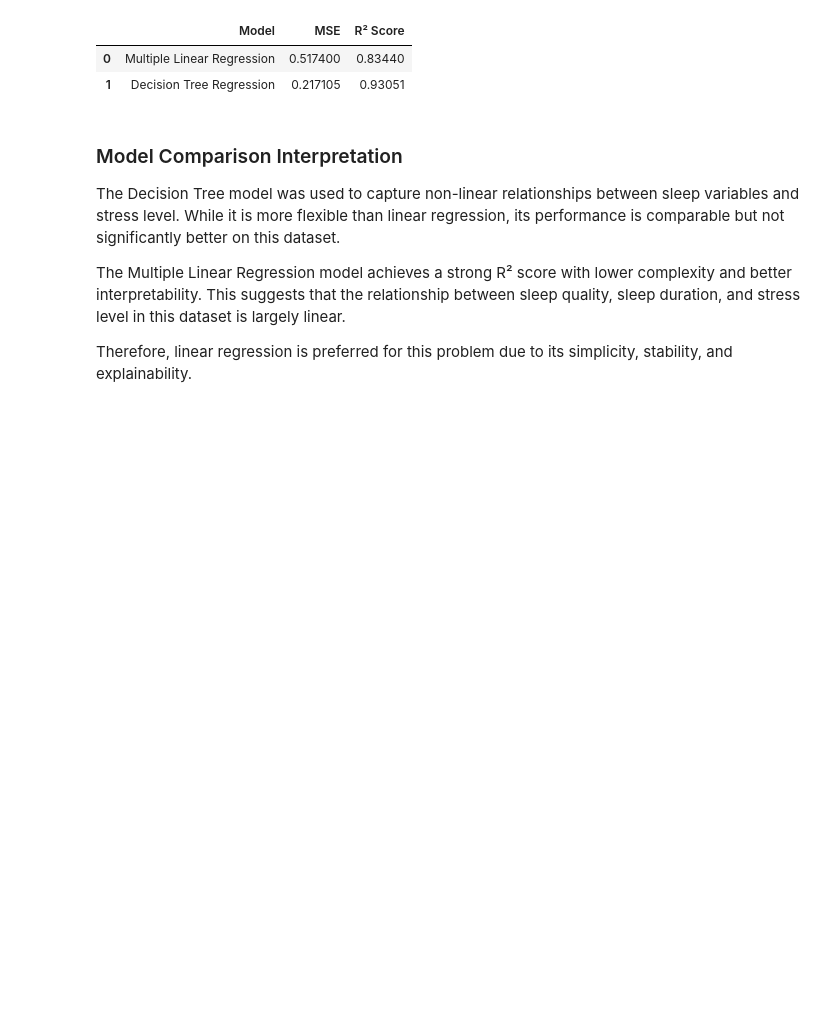
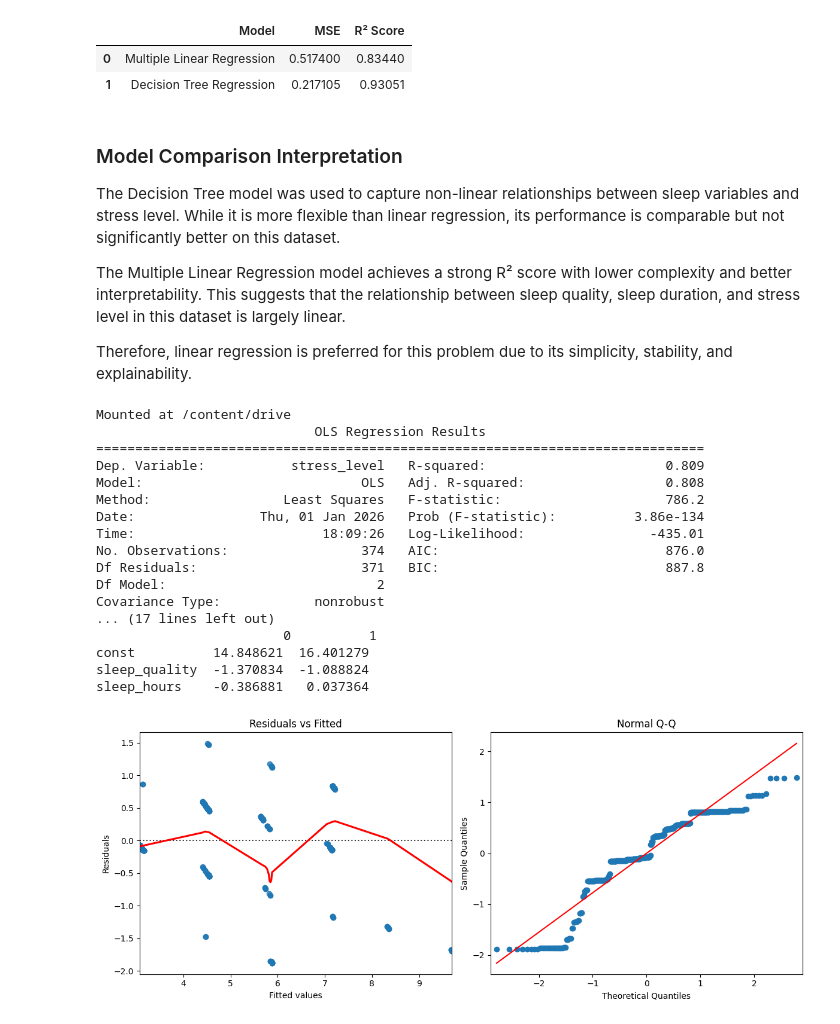
Before and after one commit to shreya25bce11282-cpu/Behavior-analysis-project, a Jupyter notebook: notebooks/04_multivariate_regression.ipynb, the cells around one changed output. Saved outputs shown, nothing was run; the diff lists cells and outputs as text; code cells hidden in the pictures; blank space fills up the shorter version.

```diff
--- a/notebooks/04_multivariate_regression.ipynb
+++ b/notebooks/04_multivariate_regression.ipynb
@@ -135,3 +135,77 @@ largely linear.
 
 Therefore, linear regression is preferred for this problem due to its simplicity,
 stability, and explainability.
+# %%
+import pandas as pd
+import statsmodels.api as sm
+import matplotlib.pyplot as plt
+import seaborn as sns
+
+from google.colab import drive
+drive.mount('/content/drive')
+
+import os
+import pandas as pd
+
+DATA_PATH = "data/processed/sleep_cleaned.csv"
+
+if not os.path.exists(DATA_PATH):
+    # fallback for Google Colab
+    DATA_PATH = "/content/drive/MyDrive/Behavior-analysis-project/data/processed/sleep_cleaned.csv"
+df = pd.read_csv(DATA_PATH)
+
+# Define predictors and target
+X = df[['sleep_quality', 'sleep_hours']]
+y = df['stress_level']
+
+# Add constant for intercept
+X = sm.add_constant(X)
+
+# Fit the model
+model = sm.OLS(y, X).fit()
+
+# Print detailed summary
+print(model.summary())
+
+# Confidence intervals for coefficients
+print("\nConfidence Intervals:\n", model.conf_int())
+
+# Residual plots for diagnostics
+residuals = model.resid
+fitted = model.fittedvalues
+
+plt.figure(figsize=(12, 5))
+
+# Residuals vs Fitted
+plt.subplot(1, 2, 1)
+sns.residplot(x=fitted, y=residuals, lowess=True, line_kws={'color': 'red'})
+plt.xlabel('Fitted values')
+plt.ylabel('Residuals')
+plt.title('Residuals vs Fitted')
+
+# Q-Q plot for normality of residuals
+plt.subplot(1, 2, 2)
+sm.qqplot(residuals, line='s', ax=plt.gca())
+plt.title('Normal Q-Q')
+
+plt.tight_layout()
+plt.show()
+# %% [output]
+Mounted at /content/drive
+                            OLS Regression Results
+==============================================================================
+Dep. Variable:           stress_level   R-squared:                       0.809
+Model:                            OLS   Adj. R-squared:                  0.808
+Method:                 Least Squares   F-statistic:                     786.2
+Date:                Thu, 01 Jan 2026   Prob (F-statistic):          3.86e-134
+Time:                        18:09:26   Log-Likelihood:                -435.01
+No. Observations:                 374   AIC:                             876.0
+Df Residuals:                     371   BIC:                             887.8
+Df Model:                           2
+Covariance Type:            nonrobust
+... (17 lines left out)
+                        0          1
+const          14.848621  16.401279
+sleep_quality  -1.370834  -1.088824
+sleep_hours    -0.386881   0.037364
+[figure, added]
```
Also changed, not shown: parts of 1 cell of this notebook.
